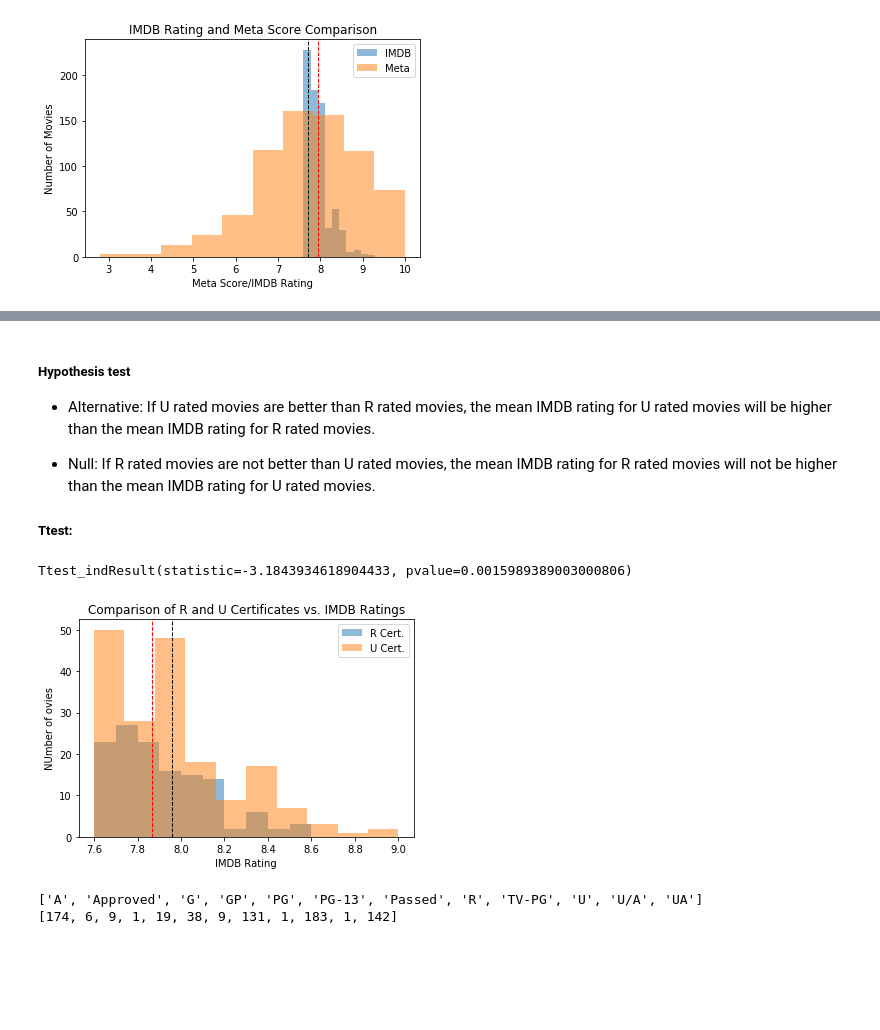
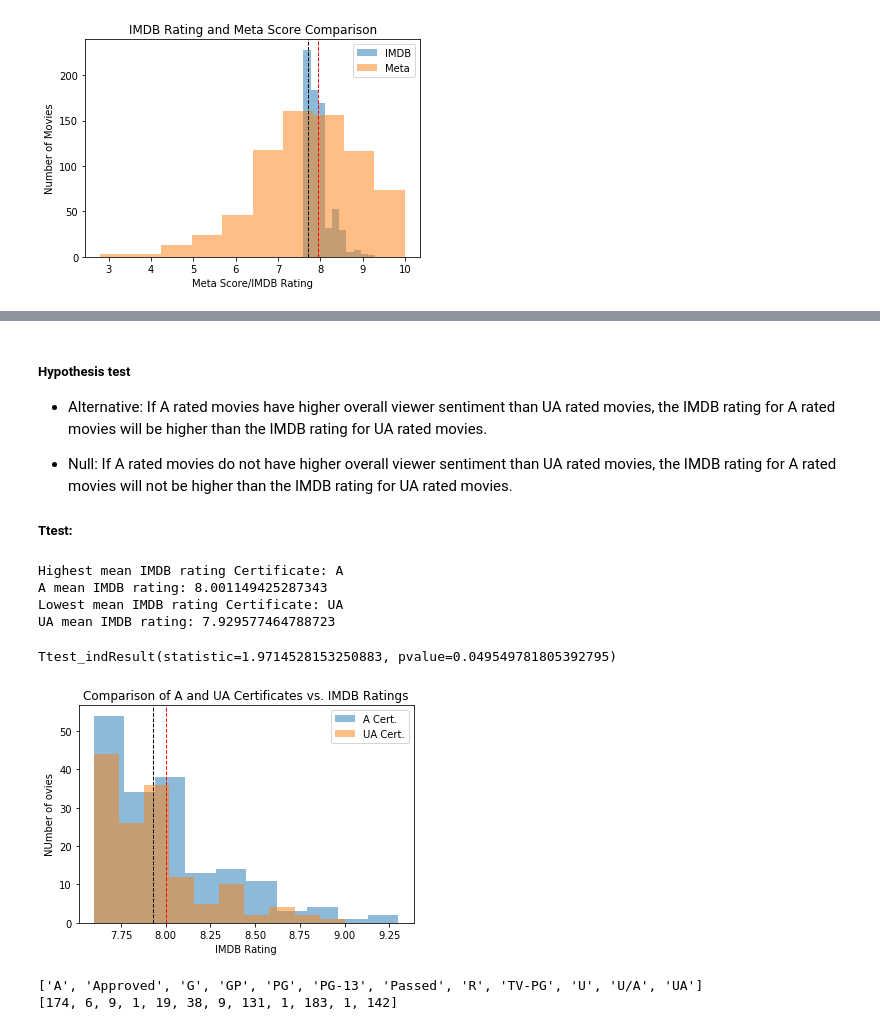
Before and after one commit to Annaolivia5/IMDB-Rating-Trends, a Jupyter notebook: Untitled.ipynb, the cells around one changed output, grey strips where cells are left out. Cells and saved outputs as stored; diff of their text form; code cells hidden in the pictures; blank space fills up the shorter version.

```diff
--- a/Untitled.ipynb
+++ b/Untitled.ipynb
@@ -228,34 +313,51 @@ plt.show()
 # %% [markdown]
 ##### Hypothesis test
 
-* Alternative: If U rated movies are better than R rated movies, the mean IMDB rating for U rated movies will be higher than the mean IMDB rating for R rated movies.
+* Alternative: If A rated movies have higher overall viewer sentiment than UA rated movies, the IMDB rating for A rated movies will be higher than the IMDB rating for UA rated movies.
 
-* Null: If R rated movies are not better than U rated movies, the mean IMDB rating for R rated movies will not be higher than the mean IMDB rating for U rated movies.
+* Null: If A rated movies do not have higher overall viewer sentiment than UA rated movies, the IMDB rating for A rated movies will not be higher than the IMDB rating for UA rated movies.
 
 ##### Ttest:
+# %%
+mean_rating_by_cert = movie_df.groupby(['Certificate'])['IMDB Rating'].mean()
+highest_cert = mean_rating_by_cert.index[0]
+highest_mean = mean_rating_by_cert[0]
+
+lowest_cert = mean_rating_by_cert.index[len(mean_rating_by_cert)-1]
+lowest_mean = mean_rating_by_cert[len(mean_rating_by_cert)-1]
+
+print(f'Highest mean IMDB rating Certificate: {highest_cert}')
+print(f'{highest_cert} mean IMDB rating: {highest_mean}')
+print(f'Lowest mean IMDB rating Certificate: {lowest_cert}')
+print(f'{lowest_cert} mean IMDB rating: {lowest_mean}')
+# %% [output]
+Highest mean IMDB rating Certificate: A
+A mean IMDB rating: 8.001149425287343
+Lowest mean IMDB rating Certificate: UA
+UA mean IMDB rating: 7.929577464788723
 # %%
-population1 = movie_df[movie_df['Certificate'] =='R']['IMDB Rating']
-population2 = movie_df[movie_df['Certificate'] =='U']['IMDB Rating']
+population1 = movie_df[movie_df['Certificate'] =='A']['IMDB Rating']
+population2 = movie_df[movie_df['Certificate'] =='UA']['IMDB Rating']
 
 stats.ttest_ind(population1, population2, equal_var=False)
 # %% [output]
-Ttest_indResult(statistic=-3.1843934618904433, pvalue=0.0015989389003000806)
+Ttest_indResult(statistic=1.9714528153250883, pvalue=0.049549781805392795)
 # %%
 # Histogram Plot of Data
-plt.hist(population1, 10, alpha=0.5, label="R Cert.")
-plt.hist(population2, 10, alpha=0.5, label="U Cert.")
+plt.hist(population1, 10, alpha=0.5, label="A Cert.")
+plt.hist(population2, 10, alpha=0.5, label="UA Cert.")
 plt.axvline(population1.mean(), color='r', linestyle='dashed', linewidth=1)
 plt.axvline(population2.mean(), color='k', linestyle='dashed', linewidth=1)
 plt.legend()
 
 plt.xlabel('IMDB Rating')
 plt.ylabel('NUmber of ovies')
 
-plt.title('Comparison of R and U Certificates vs. IMDB Ratings')
+plt.title('Comparison of A and UA Certificates vs. IMDB Ratings')
 
 plt.show()
 # %% [output]
-[figure, old version]
+[figure, new version]
 # %%
 labels = []
 
```
Also changed, not shown: parts of 19 cells of this notebook, 7 other files.
